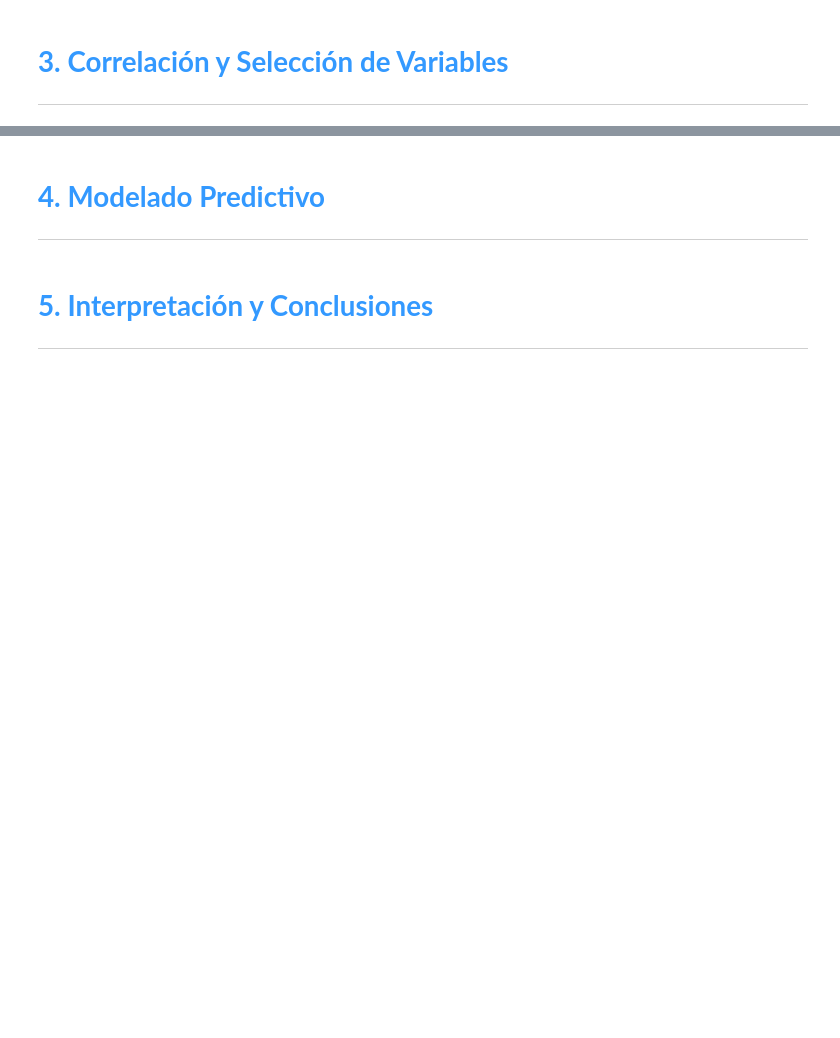
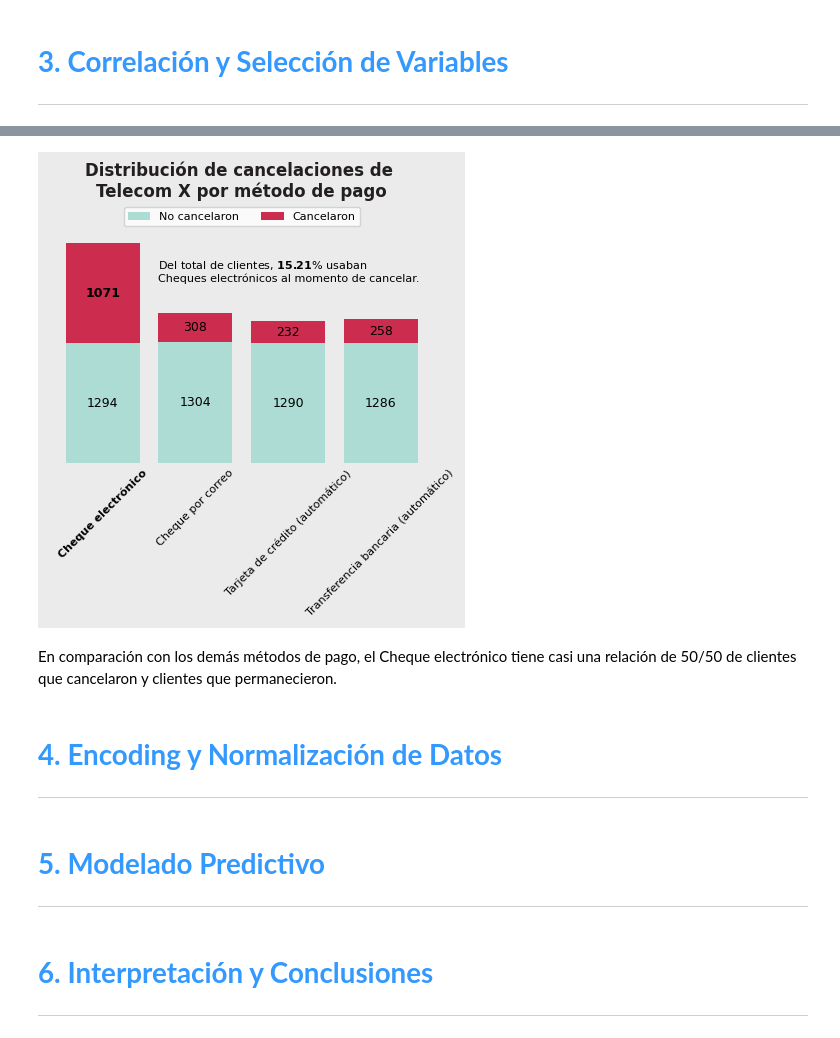
Before and after one commit to carloslozano-rg/challenge-telecom-x-parte-2-modelo-predictivo, a Jupyter notebook: Telecom_X_Modelo_Predictivo.ipynb, the cells around one changed output, grey strips where cells are left out. Cells and saved outputs as stored; diff of their text form; code cells hidden in the pictures; blank space fills up the shorter version.

```diff
--- a/Telecom_X_Modelo_Predictivo.ipynb
+++ b/Telecom_X_Modelo_Predictivo.ipynb
@@ -115,0 +174,5 @@ telecom_x_df_inicial.describe(include='object')
+# %%
+columnas_irrelevantes_1 = ['cliente_id', 'cargo_mensual', 'cargo_total']
+
+telecom_x_df_fil_1 = telecom_x_df_inicial.drop(columns=columnas_irrelevantes_1)
+telecom_x_df_fil_1.head()
@@ -116,6 +309,52 @@ telecom_x_df_inicial.describe(include='object')
+# %%
+def metodo_pago_viz():
+    fig, ax = plt.subplots(figsize=(5,3), facecolor=GRIS_1)
+    # Fondo de ceros para apilar barras
+    fondo_barras_0 = np.zeros(len(telecom_x_df_fil_1['metodo_pago'].unique()))
+    bar_color = [AGUA_1, ROJO_2]
+
+    # Gráfico
+    for unique_value in telecom_x_df_fil_1['cancelacion'].unique():
+        categorias = telecom_x_df_fil_1.query(f'cancelacion == {unique_value}')['metodo_pago'].value_counts().sort_index().index
+        altura_barra = np.array(telecom_x_df_fil_1.query(f'cancelacion == {unique_value}')['metodo_pago'].value_counts().sort_index())
+        ax.bar(x=categorias, height=altura_barra, bottom=fondo_barras_0, color=bar_color[unique_value])
+        # Etiquetas de texto
+        for i, v in enumerate(altura_barra):
+            font_weight = 'bold' if unique_value == 1 and v == altura_barra.max() else 'normal'
+            ax.text(x=i, y=fondo_barras_0[i] + v/2 - 75, s=str(v), color='black', fontsize=9, ha='center', va='bottom', fontweight=font_weight)
+        fondo_barras_0 += altura_barra
+
+    # Insight
+    total_clientes = telecom_x_df_fil_1['cancelacion'].count()
+    max_cancelados_categoria = telecom_x_df_fil_1.query('cancelacion == 1')['metodo_pago'].value_counts().max()
+    porcentaje = (max_cancelados_categoria*100/total_clientes).round(2)
+
+    insight = f'Del total de clientes, $\\bf{porcentaje}$% usaban \nCheques electrónicos al momento de cancelar.'
+    ax.text(x=0.6, y=1950, s=insight, fontsize=8)
+
+    # Leyenda
+    ax.legend(labels=['No cancelaron', 'Cancelaron'], fontsize=8, loc='lower center', bbox_to_anchor=(0.5, 1), ncol=2)
+
+    # Título general y ajuestes generales
+    ax.get_xticklabels()[0].set_fontweight('bold')
+    ax.set_title(label='Distribución de cancelaciones de \nTelecom X por método de pago', fontdict={'fontsize':12, 'fontweight': 'bold', 'color': GRIS_5}, loc='center', pad=25)
+    ax.set_frame_on(False)
+    ax.yaxis.set_visible(False)
+    ax.xaxis.set_tick_params(which='both', length=0, labelsize=8, labelrotation=45)
+
+    return plt
+# %%
+metodo_pago_viz().show();
+# %% [output]
+[figure, added]
+# %% [markdown]
+En comparación con los demás métodos de pago, el Cheque electrónico tiene casi una relación de 50/50 de clientes que cancelaron y clientes que permanecieron.
+# %% [markdown]
+# <strong><font color='#3399FF'>4. Encoding y Normalización de Datos</font></strong>
+---
 # %% [markdown]
-# <strong><font color='#3399FF'>4. Modelado Predictivo</font></strong>
+# <strong><font color='#3399FF'>5. Modelado Predictivo</font></strong>
 ---
 # %% [markdown]
-# <strong><font color='#3399FF'>5. Interpretación y Conclusiones</font></strong>
+# <strong><font color='#3399FF'>6. Interpretación y Conclusiones</font></strong>
 ---
```
Also changed, not shown: parts of 25 cells of this notebook.
